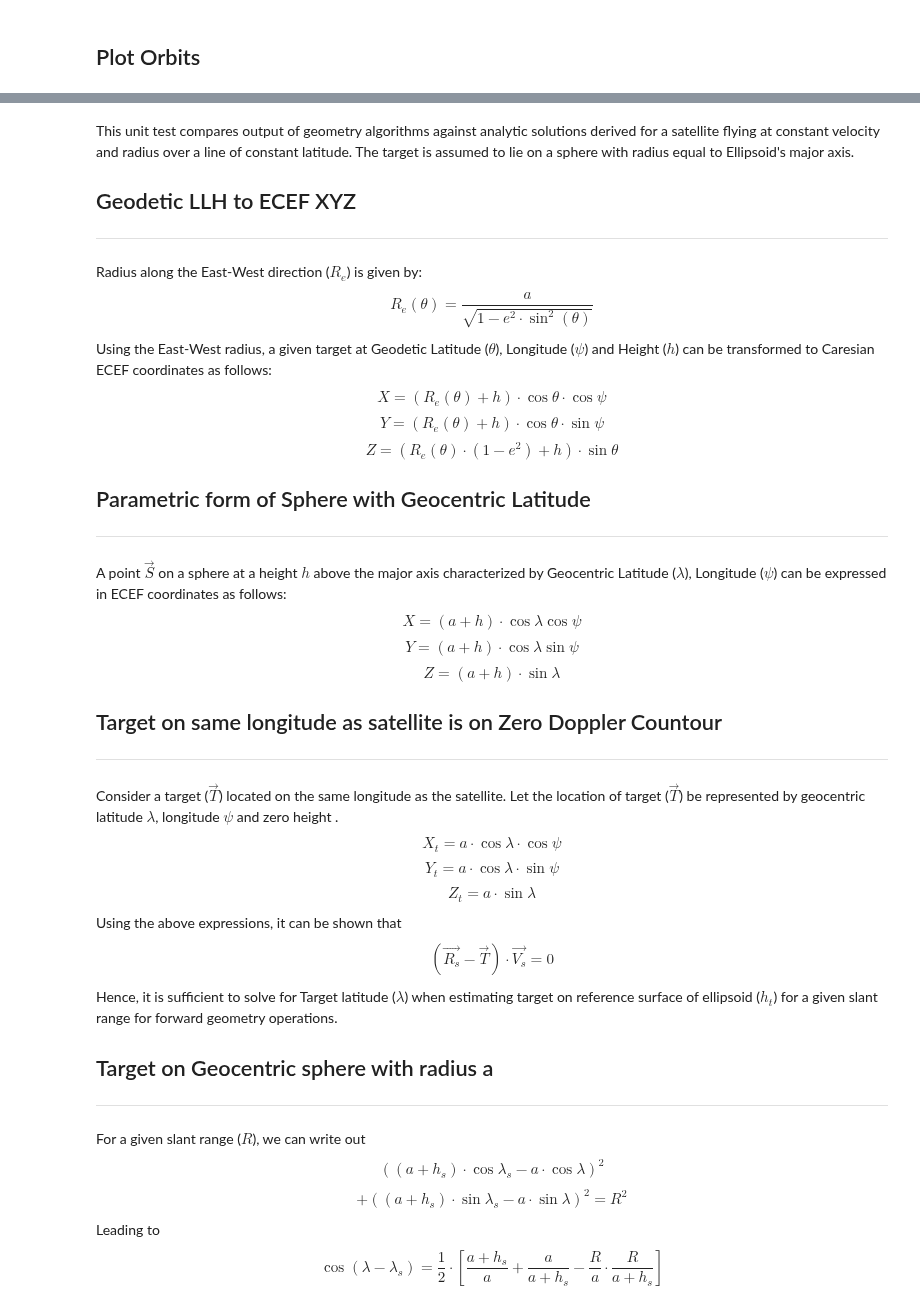
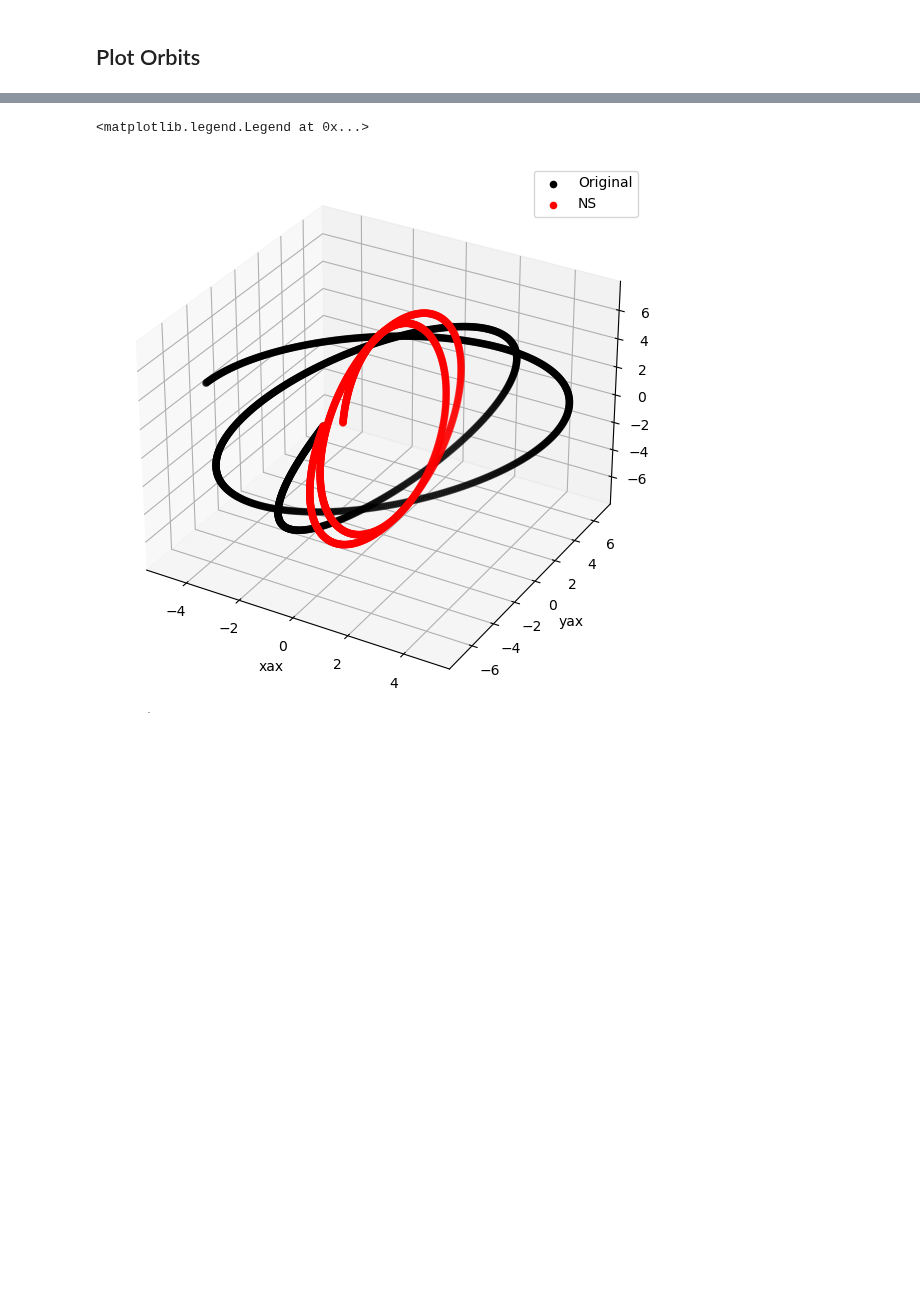
Before and after one commit to dbekaert/RAiDER-docs, a Jupyter notebook: notebooks/Synthetic_Test/SyntheticTest.ipynb, the cells around one changed output, grey strips where cells are left out. Drawn from its saved outputs; the diff is of its cells as text; code cells hidden in the pictures; blank space fills up the shorter version.

Commit message:
Show plot

```diff
--- a/notebooks/Synthetic_Test/SyntheticTest.ipynb
+++ b/notebooks/Synthetic_Test/SyntheticTest.ipynb
@@ -398,41 +357,0 @@ https://github.com/isce-framework/isce3/blob/0eb175f86f6c74d86c19ba9623f23054513
-# %% [markdown]
-This unit test compares output of geometry algorithms against analytic solutions
-derived for a satellite flying at constant velocity and radius over a line of constant
-latitude.
-The target is assumed to lie on a sphere with radius equal to Ellipsoid's major axis.
-## Geodetic LLH to ECEF XYZ
----------
-Radius along the East-West direction ($R_e$) is given by:
-$$R_e \left(\theta \right) = \frac{a}{\sqrt{1 - e^2 \cdot \sin^2 \left(\theta \right)}}$$
-Using the East-West radius, a given target at Geodetic Latitude ($\theta$), Longitude ($\psi$)
-and Height ($h$) can be transformed to Caresian ECEF coordinates as follows:
-$$X = \left( R_e\left( \theta \right) + h \right) \cdot \cos \theta \cdot \cos \psi$$
-$$Y = \left( R_e\left( \theta \right) + h \right) \cdot \cos \theta \cdot \sin \psi$$
-$$Z = \left( R_e\left( \theta \right) \cdot \left( 1 - e^2 \right) +h \right) \cdot \sin \theta $$
-## Parametric form of Sphere with Geocentric Latitude
------------
-A point $\vec{S}$ on a sphere at a height $h$ above the major axis characterized by Geocentric
-Latitude ($\lambda$), Longitude ($\psi$) can be expressed in ECEF coordinates as follows:
-$$ X = \left( a + h \right) \cdot \cos \lambda \cos \psi $$
-$$ Y = \left( a + h \right) \cdot \cos \lambda \sin \psi $$
-$$ Z = \left( a + h \right) \cdot \sin \lambda $$
-## Target on same longitude as satellite is on Zero Doppler Countour
-----------
-Consider a target ($\vec{T}$) located on the same longitude as the satellite.
-Let the location of target ($\vec{T}$) be represented by geocentric latitude $\lambda$,
-longitude $\psi$ and zero height .
-$$X_t = a \cdot \cos \lambda \cdot \cos \psi$$
-$$Y_t = a \cdot \cos \lambda \cdot \sin \psi$$
-$$Z_t = a \cdot \sin \lambda $$
-Using the above expressions, it can be shown that
-$$\left( \vec{R_{s}} - \vec{T} \right) \cdot \vec{V_{s}} = 0$$
-Hence, it is sufficient to solve for Target latitude ($\lambda$) when estimating target
-on reference surface of ellipsoid ($h_t$) for a given slant range for forward
-geometry operations.
-## Target on Geocentric sphere with radius a
------------
-For a given slant range ($R$), we can write out
-$$ \left( \left( a + h_s \right) \cdot \cos \lambda_s  -   a \cdot \cos \lambda \right)^2$$
-$$ + \left( \left( a +h_s \right) \cdot \sin \lambda_s - a \cdot \sin \lambda \right)^2 = R^2$$
-Leading to
-$$\cos \left( \lambda - \lambda_s \right) = \frac{1}{2} \cdot \left[ \frac{a+h_s}{a} + \frac{a}{a+h_s} - \frac{R}{a} \cdot \frac{R}{a+h_s} \right] $$
@@ -438,0 +378,20 @@ $$\cos \left( \lambda - \lambda_s \right) = \frac{1}{2} \cdot \left[ \frac{a+h_s
+# %%
+%matplotlib inline
+
+
+fig = plt.figure(figsize=(7,7))
+ax = fig.add_subplot(projection='3d')
+
+ax.scatter(xs, ys, zs, color='k', label='Original')
+ax.scatter(xs1, ys1, zs1, color='red', label='NS')
+
+
+ax.set_xlabel('xax')
+ax.set_ylabel('yax')
+ax.set_zlabel('zax')
+ax.legend();
+
+# ax.view_init(elev=20., azim=-35, roll=0)
+# %% [output]
+<matplotlib.legend.Legend at 0x...>
+[figure, added]
```
Also changed, not shown: parts of 24 cells of this notebook.
